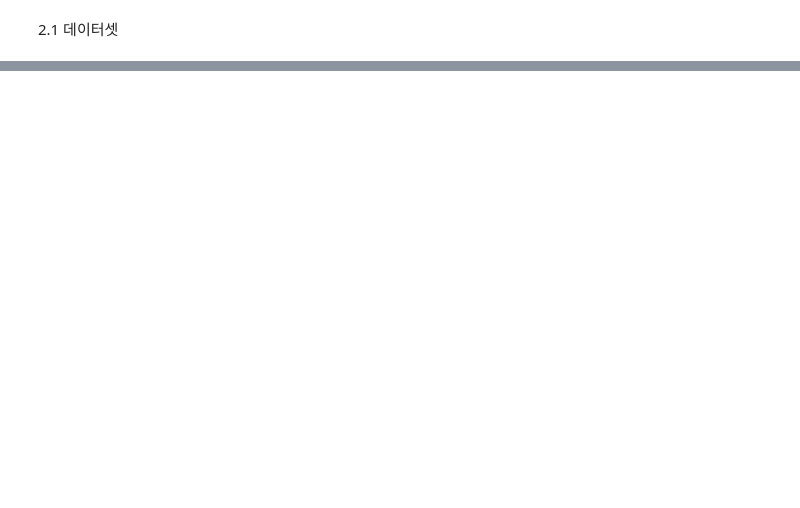
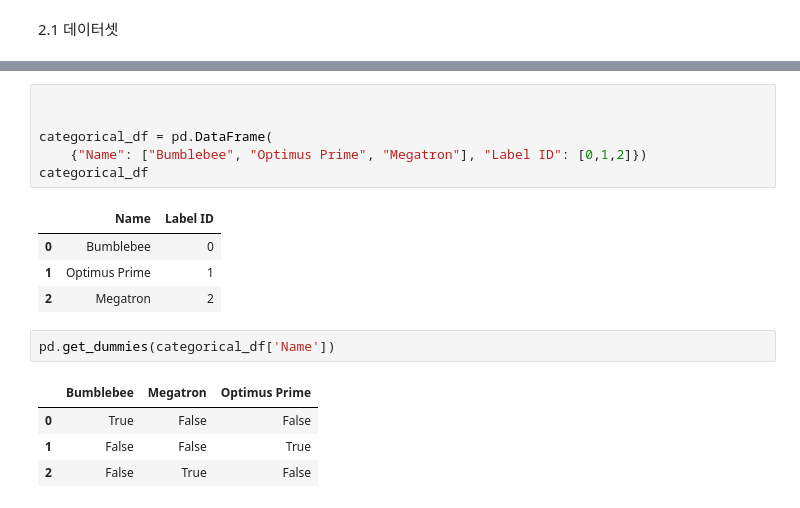
Before and after one commit to Patrick-KH-Y/Study, a Jupyter notebook: 2장_텍스트_분류.ipynb, the cells around one changed output, grey strips where cells are left out. Drawn from its saved outputs; the diff is of its cells as text; blank space fills up the shorter version.

```diff
--- a/2장_텍스트_분류.ipynb
+++ b/2장_텍스트_분류.ipynb
@@ -195,0 +289,18 @@ train_ds = emotions
+# %%
+
+
+categorical_df = pd.DataFrame(
+    {"Name": ["Bumblebee", "Optimus Prime", "Megatron"], "Label ID": [0,1,2]})
+categorical_df
+# %% [output]
+|  | Name | Label ID |
+| 0 | Bumblebee | 0 |
+| 1 | Optimus Prime | 1 |
+| 2 | Megatron | 2 |
+# %%
+pd.get_dummies(categorical_df['Name'])
+# %% [output]
+|  | Bumblebee | Megatron | Optimus Prime |
+| 0 | True | False | False |
+| 1 | False | False | True |
+| 2 | False | True | False |
```
Also changed, not shown: parts of 55 cells of this notebook.
